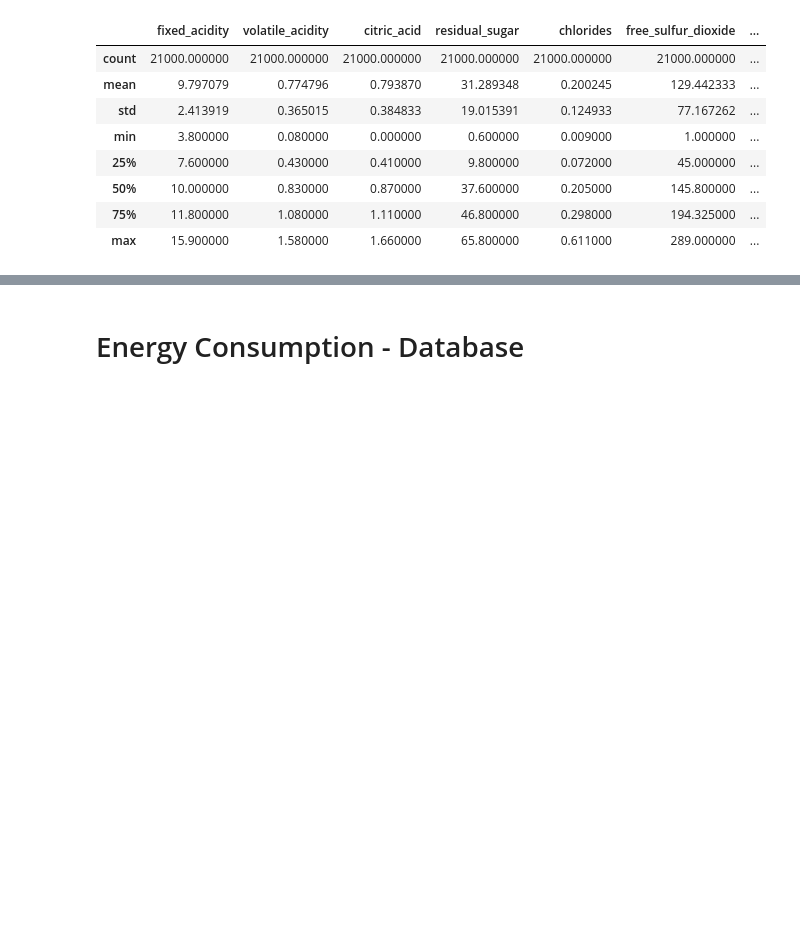
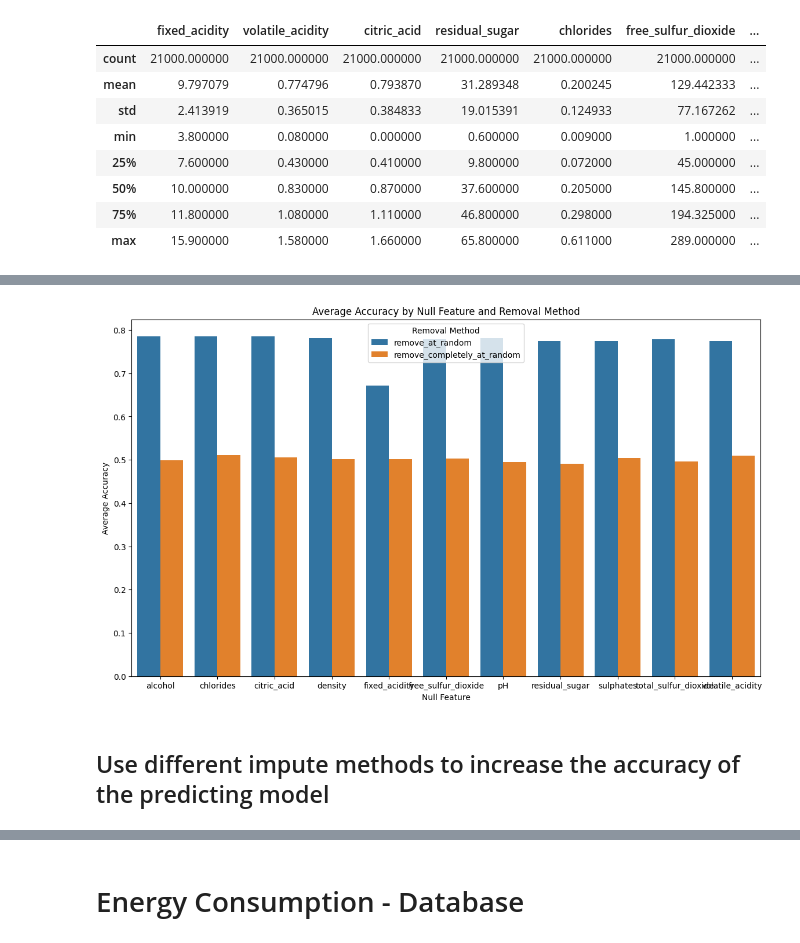
Before and after one commit to matansol/missing_values_project, a Jupyter notebook: missing_value_project.ipynb, the cells around one changed output, grey strips where cells are left out. Cells and saved outputs as stored; diff of their text form; code cells hidden in the pictures; blank space fills up the shorter version.

```diff
--- a/missing_value_project.ipynb
+++ b/missing_value_project.ipynb
@@ -345,0 +380,19 @@ classifier accuracy is 0.7582914572864322 - MAR
+# %%
+percentage_values = [0.1, 0.3, 0.5, 0.7]
+results = []
+target_feature = 'quality'
+null_features = wine_df.columns.drop(target_feature)
+role_feature = 'fixed_acidity'
+dataset_name = 'wine_quality'
+for null_feature in null_features:
+    for percentage in percentage_values:
+        print(f"----- percentage={percentage} -----")
+        # Remove at random
+        df_at_random = remove_at_random(wine_df, null_feature, percentage, lambda x: x[x[null_feature] > np.mean(x[null_feature])])
+        acc_at_random = classify_missing_values(df_at_random, null_feature)
+        results.append({'null feature': null_feature, 'dataset': dataset_name, 'percentage': percentage, 'method': 'remove_at_random', 'accuracy': acc_at_random})
+
+        # Remove completely at random
+        df_completely_at_random = remove_complitly_at_random(wine_df, null_feature, percentage)
+        acc_completely_at_random = classify_missing_values(df_completely_at_random, null_feature)
+        results.append({'null feature': null_feature, 'dataset': dataset_name, 'percentage': percentage, 'method': 'remove_completely_at_random', 'accuracy': acc_completely_at_random})
@@ -345,0 +417,25 @@ classifier accuracy is 0.7582914572864322 - MAR
+# %%
+def plot_MAR_MCAR_accuracy(results_df):
+    # Calculate the average accuracy for each null_feature and method
+    avg_results = results_df.groupby(['null feature', 'method'])['accuracy'].mean().reset_index()
+
+    # Plot the results
+    plt.figure(figsize=(14, 8))
+    sns.barplot(x='null feature', y='accuracy', hue='method', data=avg_results)
+
+    # Add labels and title
+    plt.xlabel('Null Feature')
+    plt.ylabel('Average Accuracy')
+    plt.title('Average Accuracy by Null Feature and Removal Method')
+    plt.legend(title='Removal Method')
+
+    # Show the plot
+    plt.show()
+
+# Convert results to DataFrame
+results_df = pd.DataFrame(results)
+plot_MAR_MCAR_accuracy(results_df)
+# %% [output]
+[figure, added]
+# %% [markdown]
+## Use different impute methods to increase the accuracy of the predicting model
```
Also changed, not shown: parts of 32 cells of this notebook, 1 other file.
